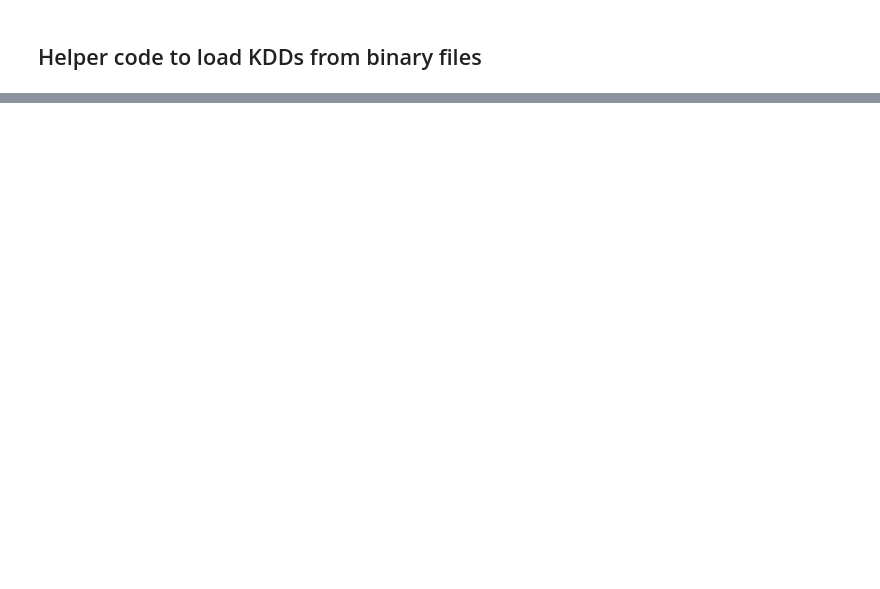
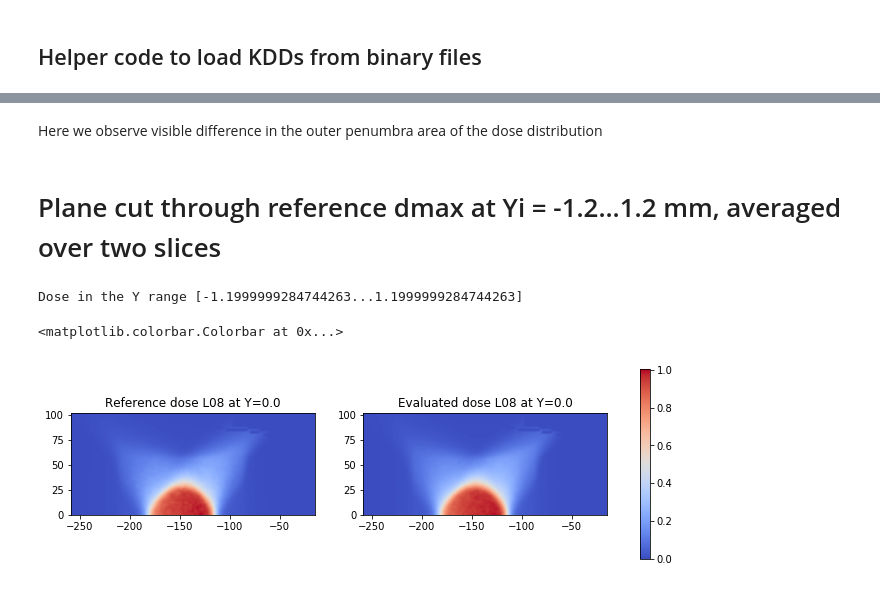
Before and after one commit to Iwan-Zotow/npgamma, a Jupyter notebook: KddComparisonProfiles.ipynb, the cells around one changed output, grey strips where cells are left out. Cells and saved outputs as stored; diff of their text form; code cells hidden in the pictures; blank space fills up the shorter version.

```diff
--- a/KddComparisonProfiles.ipynb
+++ b/KddComparisonProfiles.ipynb
@@ -220,0 +291,28 @@ While at the center of the hotspot there are little differences, we have somewha
+# %% [markdown]
+Here we observe visible difference in the outer penumbra area of the dose distribution
+# %% [markdown]
+# Plane cut through reference dmax at Yi = -1.2...1.2 mm, averaged over two slices
+# %%
+print("Dose in the Y range [{0}...{1}]".format(yb_ref[dmax_ref[0]], yb_ref[dmax_ref[0]+2]))
+
+fig, axes = plt.subplots(nrows=1, ncols=2, figsize=(12,7))
+
+plane_ref = np.mean(dose_reference[:,dmax_ref[0]:dmax_ref[0]+2,:], axis=1)
+im = axes[0].imshow(plane_ref, interpolation='bilinear', cmap = cm.coolwarm,
+                    origin='lower',
+                    extent=[zb_ref[0], zb_ref[-1], xb_ref[0], xb_ref[-1]])
+axes[0].set_title("Reference dose L08 at Y=0.0")
+
+clim = im.properties()['clim']
+
+plane_evl = np.mean(dose_evaluated[:,dmax_ref[0]:dmax_ref[0]+2,:], axis=1)
+axes[1].imshow(plane_evl, clim = clim,  interpolation='bilinear', cmap = cm.coolwarm,
+                    origin='lower',
+                    extent=[zb_evl[0], zb_evl[-1], xb_evl[0], xb_evl[-1]])
+axes[1].set_title("Evaluated dose L08 at Y=0.0")
+
+fig.colorbar(im, ax = axes. ravel().tolist(), shrink=0.5)
+# %% [output]
+Dose in the Y range [-1.1999999284744263...1.1999999284744263]
+<matplotlib.colorbar.Colorbar at 0x...>
+[figure, added]
```
Also changed, not shown: parts of 45 cells of this notebook, 4 other files.
